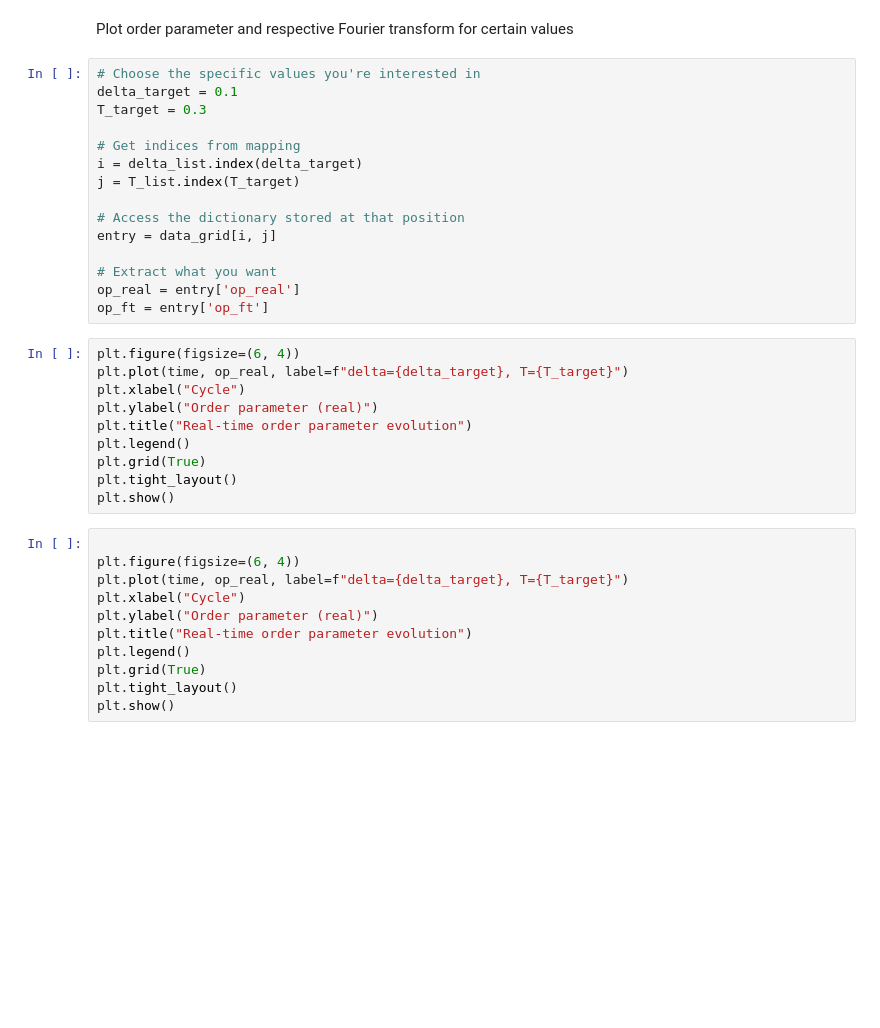
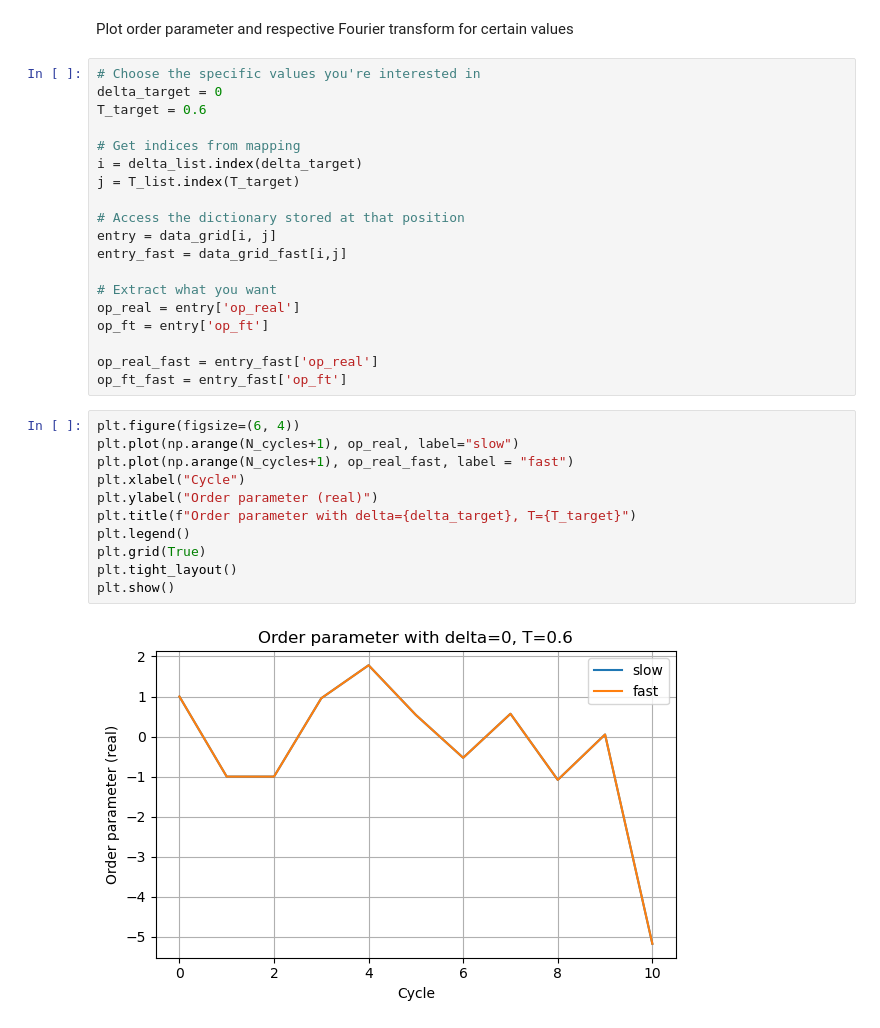
Before and after one commit to gconcheri/MasterThesis, a Jupyter notebook: PhaseDiagram.ipynb, the cells around one changed output. Drawn from its saved outputs; the diff is of its cells as text; blank space fills up the shorter version.

```diff
--- a/PhaseDiagram.ipynb
+++ b/PhaseDiagram.ipynb
@@ -105,8 +111,8 @@ PD.plot_order_parameter_results(data_grid, T_list, delta_list)
 Plot order parameter and respective Fourier transform for certain values
 # %%
 # Choose the specific values you're interested in
-delta_target = 0.1
-T_target = 0.3
+delta_target = 0
+T_target = 0.6
 
 # Get indices from mapping
 i = delta_list.index(delta_target)
@@ -114,28 +120,24 @@ j = T_list.index(T_target)
 
 # Access the dictionary stored at that position
 entry = data_grid[i, j]
+entry_fast = data_grid_fast[i,j]
 
 # Extract what you want
 op_real = entry['op_real']
 op_ft = entry['op_ft']
+
+op_real_fast = entry_fast['op_real']
+op_ft_fast = entry_fast['op_ft']
 # %%
 plt.figure(figsize=(6, 4))
-plt.plot(time, op_real, label=f"delta={delta_target}, T={T_target}")
+plt.plot(np.arange(N_cycles+1), op_real, label="slow")
+plt.plot(np.arange(N_cycles+1), op_real_fast, label = "fast")
 plt.xlabel("Cycle")
 plt.ylabel("Order parameter (real)")
-plt.title("Real-time order parameter evolution")
+plt.title(f"Order parameter with delta={delta_target}, T={T_target}")
 plt.legend()
 plt.grid(True)
 plt.tight_layout()
 plt.show()
+# %% [output]
+[figure, added]
-# %%
-
-plt.figure(figsize=(6, 4))
-plt.plot(time, op_real, label=f"delta={delta_target}, T={T_target}")
-plt.xlabel("Cycle")
-plt.ylabel("Order parameter (real)")
-plt.title("Real-time order parameter evolution")
-plt.legend()
-plt.grid(True)
-plt.tight_layout()
-plt.show()
```
Also changed, not shown: parts of 11 cells of this notebook, 5 other files.
